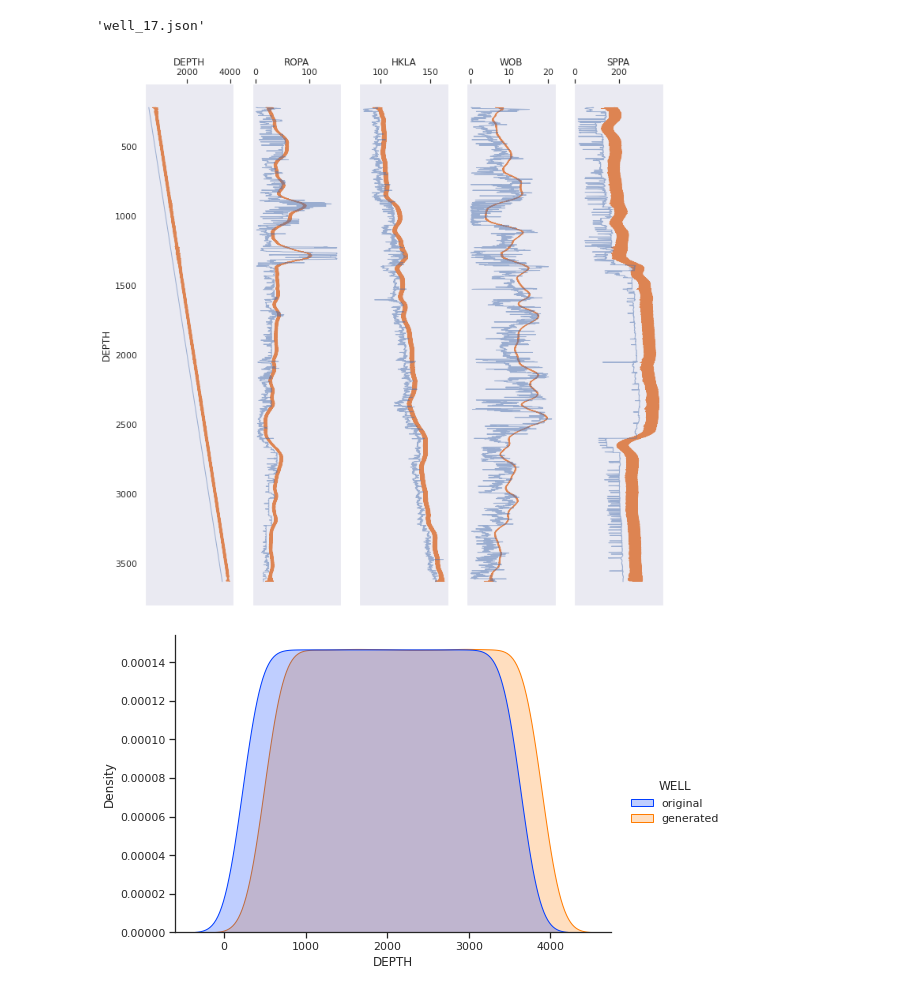
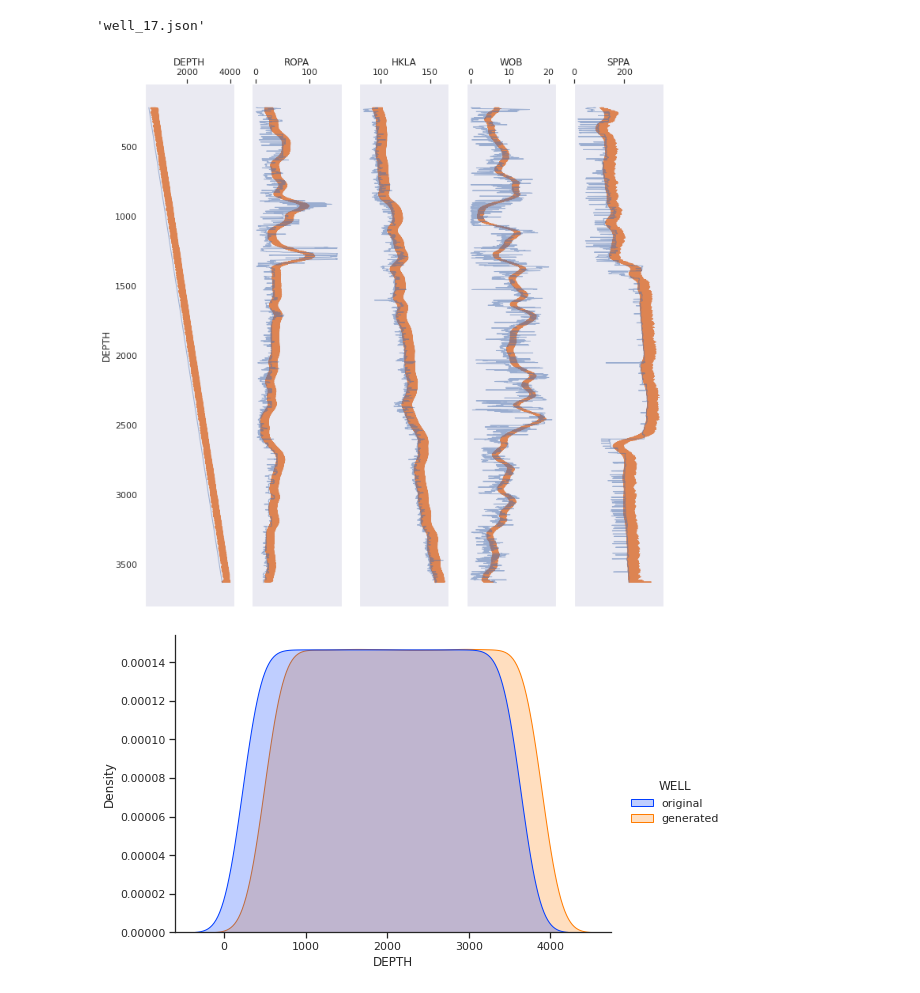
Before and after one commit to RamilyaSharifullina25/thesis, a Jupyter notebook: TIME/researchs.ipynb, the cells around one changed output. Saved outputs shown, nothing was run; the diff lists cells and outputs as text; code cells hidden in the pictures.

```diff
--- a/TIME/researchs.ipynb
+++ b/TIME/researchs.ipynb
@@ -553,2 +725,12 @@ str_simil_cba = checkpoint['str_simil_cba']
+# %%
+gen_ssim = Generator().to(device)
+disc_ssim = Discriminator().to(device)
+
+checkpoint_ssim = torch.load('trained_models/gan_ssim.pt')
+
+gen_ssim.load_state_dict(checkpoint_ssim['gen_state_dict'])
+disc_ssim.load_state_dict(checkpoint_ssim['disc_state_dict'])
+de_ident_rate_ssim = checkpoint_ssim['de_ident_rate']
+str_simil_ssim = checkpoint_ssim['str_simil']
 # %% [markdown]
 ### Figure
@@ -612,7 +803,7 @@ def apply_window_transform(x, s, latent_noise_rate=0):
     x = (x - mean_x)/s
     with torch.no_grad():
         x = torch.Tensor(x).view(1, x.shape[0], -1).to(device)
-        z = gen_coisine_between_angles(x.transpose(1, 2))
+        z = gen_ssim(x.transpose(1, 2))
 
     return z.transpose(1, 2)[0].cpu().data.numpy()*s + mean_x, z.transpose(1, 2)[0].cpu().data.numpy()
 # %%
@@ -635,34 +826,35 @@ for i, curve_name in enumerate(required_params):
     plt.subplot(1, len(df.columns) - 1, i + 1)
 #     for zi, x in tqdm(enumerate(range(0, len(df_well) - window, step))):
 #         plt.plot(Z[zi][0][:, i], t[np.arange(x, x+window, sparse_rate)], color='C1', alpha=0.5, lw=0.5)
 
     zis = range(0, len(X_test) - window, step)
     A = np.zeros((len(zis), len(X_test))) * np.nan
     for zi, x in tqdm(enumerate(zis)):
         A[zi, np.arange(x, x+window, sparse_rate)] = Z[zi][0][:, i]
 
     A = np.nanmean(A, axis=0)
     not_nan_inds = np.where(~np.isnan(A))[0]
 
     original.append(X_test[curve_name].astype(float).values)
     generated.append(A[not_nan_inds])
 
     plt.plot(A[not_nan_inds], t[not_nan_inds], color='C1', lw=1)
     plt.plot(X_test[curve_name].astype(float).values, t, lw=1, color='C0', alpha=0.5)
     plt.grid()
     axis = plt.gca()
     axis.invert_yaxis()
     axis.xaxis.tick_top()
     axis.xaxis.set_label_position('top')
     if i > 0: axis.set_yticklabels([])
 
     if i == 0:
         plt.ylabel(f'{y_name}')
     plt.xlabel(f'{curve_name}')
 
 plt.tight_layout()
+plt.save('')
 # %% [output]
-[figure, old version]
+[figure, new version]
 # %%
 for i in required_params[:-1]:
     sns.displot(data=df_some,
```
Also changed, not shown: parts of 16 cells of this notebook.
